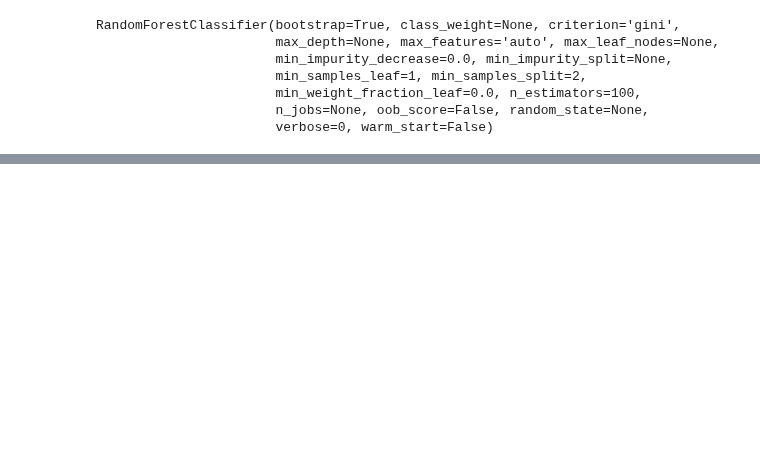
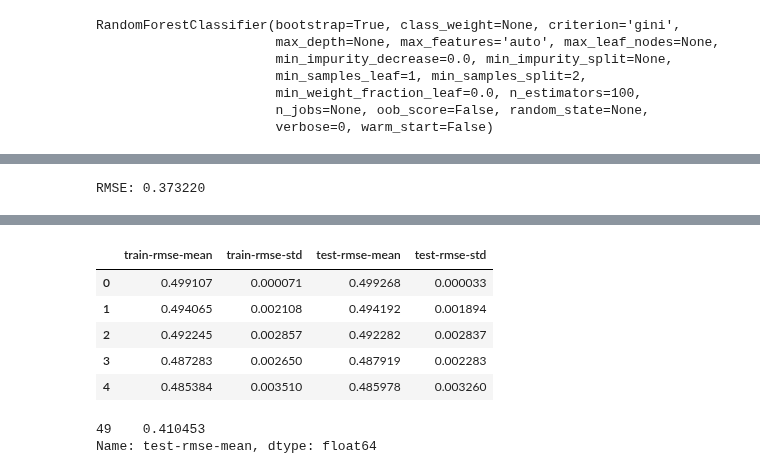
Before and after one commit to prkrishnan1/Simmer_DSS_SP20_Project_1, a Jupyter notebook: DecisionTree_Grace.ipynb, the cells around one changed output, grey strips where cells are left out. Drawn from its saved outputs; the diff is of its cells as text; code cells hidden in the pictures; blank space fills up the shorter version.

```diff
--- a/DecisionTree_Grace.ipynb
+++ b/DecisionTree_Grace.ipynb
@@ -166,0 +173,3 @@ Accuracy at 34 max depth: 0.828175519630485
+# %%
+data = df.drop(columns=['distinct_id'])
+data = data[['SQS', 'avg_session_duration', 'Unknown', 'time_delta_slope', 'US', 'session_time_slope', 'churned']]
@@ -166,0 +207,14 @@ Accuracy at 34 max depth: 0.828175519630485
+# %%
+rmse = np.sqrt(mean_squared_error(y_test, preds))
+print("RMSE: %f" % (rmse))
+# %% [output]
+RMSE: 0.373220
+# %%
+params = {"objective":"reg:linear",'colsample_bytree': 0.3,'learning_rate': 0.1,
+                'max_depth': 5, 'alpha': 10}
+
+cv_results = xgb.cv(dtrain=data_dmatrix, params=params, nfold=3,
+                    num_boost_round=50,early_stopping_rounds=10,metrics="rmse", as_pandas=True, seed=123)
+
+cv_results.head()
+# %% [output]
@@ -166,0 +224,11 @@ Accuracy at 34 max depth: 0.828175519630485
+|  | train-rmse-mean | train-rmse-std | test-rmse-mean | test-rmse-std |
+| 0 | 0.499107 | 0.000071 | 0.499268 | 0.000033 |
+| 1 | 0.494065 | 0.002108 | 0.494192 | 0.001894 |
+| 2 | 0.492245 | 0.002857 | 0.492282 | 0.002837 |
+| 3 | 0.487283 | 0.002650 | 0.487919 | 0.002283 |
+| 4 | 0.485384 | 0.003510 | 0.485978 | 0.003260 |
+# %%
+print((cv_results["test-rmse-mean"]).tail(1))
+# %% [output]
+49    0.410453
+Name: test-rmse-mean, dtype: float64
```
Also changed, not shown: parts of 22 cells of this notebook.
